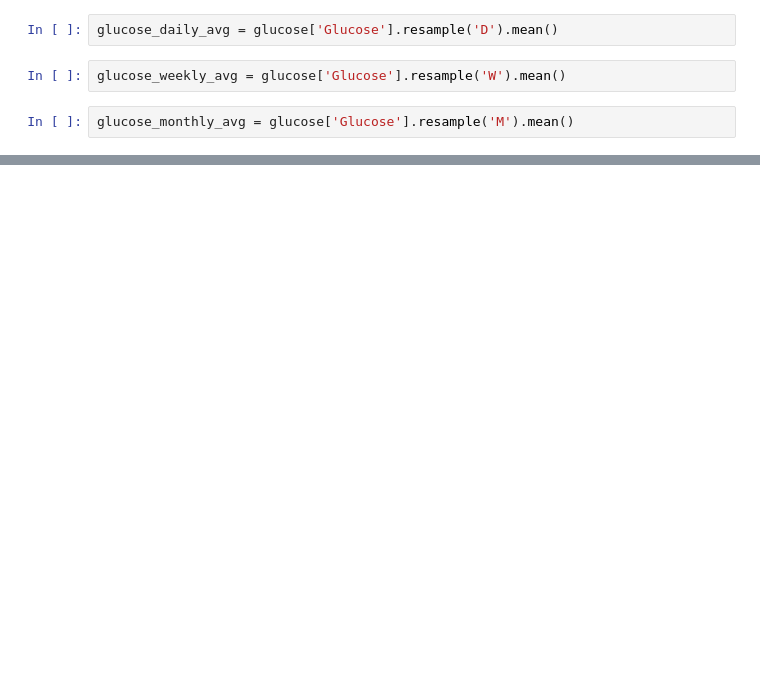
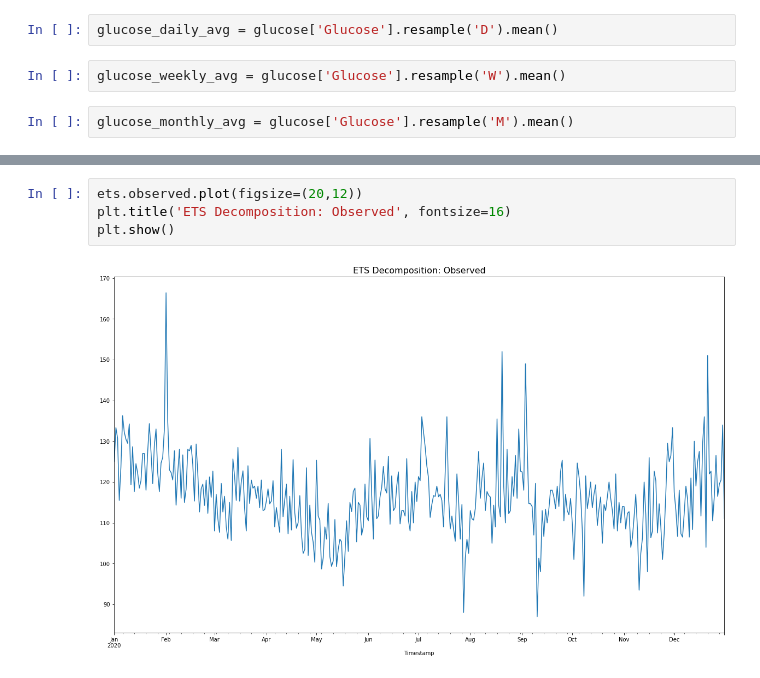
Before and after one commit to jonathanhild/health-analysis, a Jupyter notebook: health-analysis_2020.ipynb, the cells around one changed output, grey strips where cells are left out. Saved outputs shown, nothing was run; the diff lists cells and outputs as text; blank space fills up the shorter version.

Commit message:
ETS decomposition

```diff
--- a/health-analysis_2020.ipynb
+++ b/health-analysis_2020.ipynb
@@ -59,0 +69,6 @@ plt.show()
+# %%
+ets.observed.plot(figsize=(20,12))
+plt.title('ETS Decomposition: Observed', fontsize=16)
+plt.show()
+# %% [output]
+[figure, added]
```
Also changed, not shown: parts of 7 cells of this notebook.
